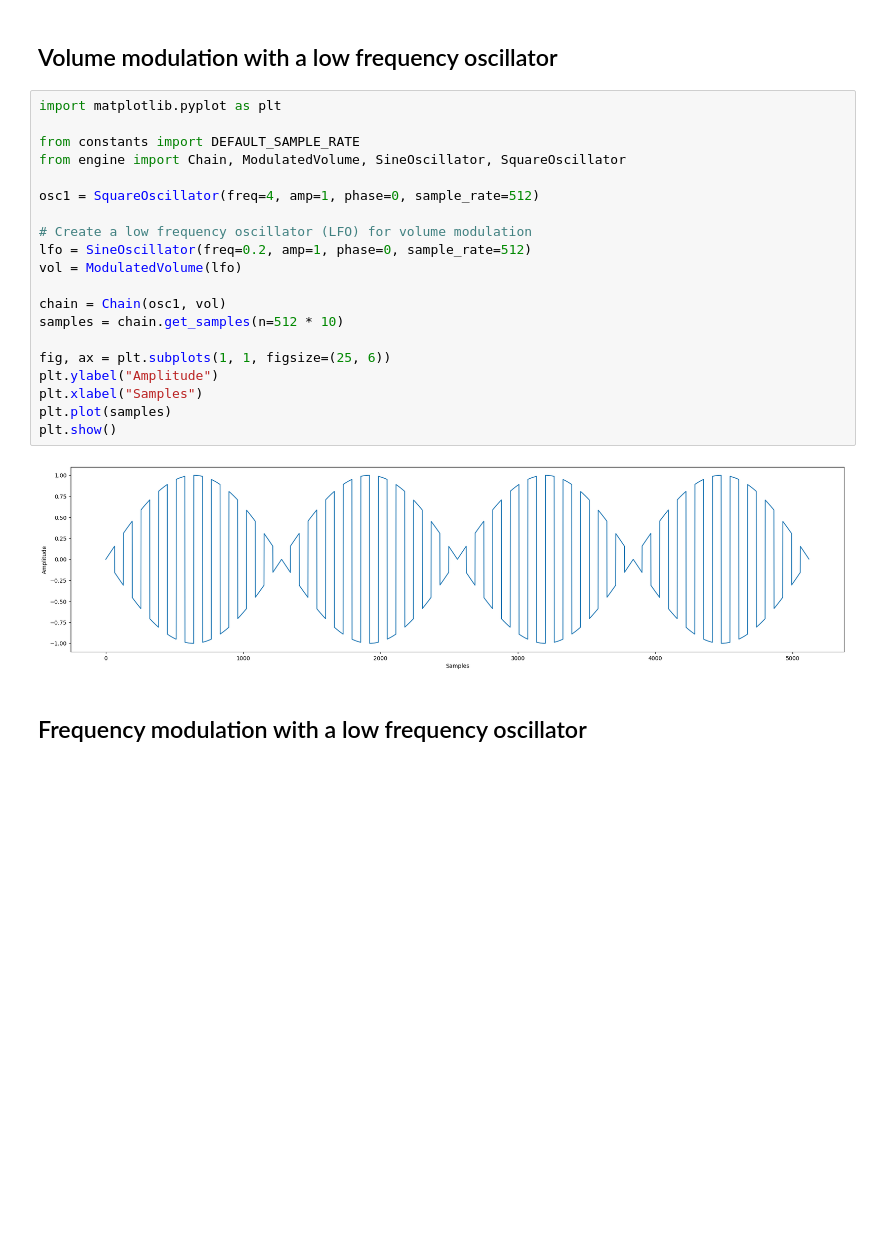
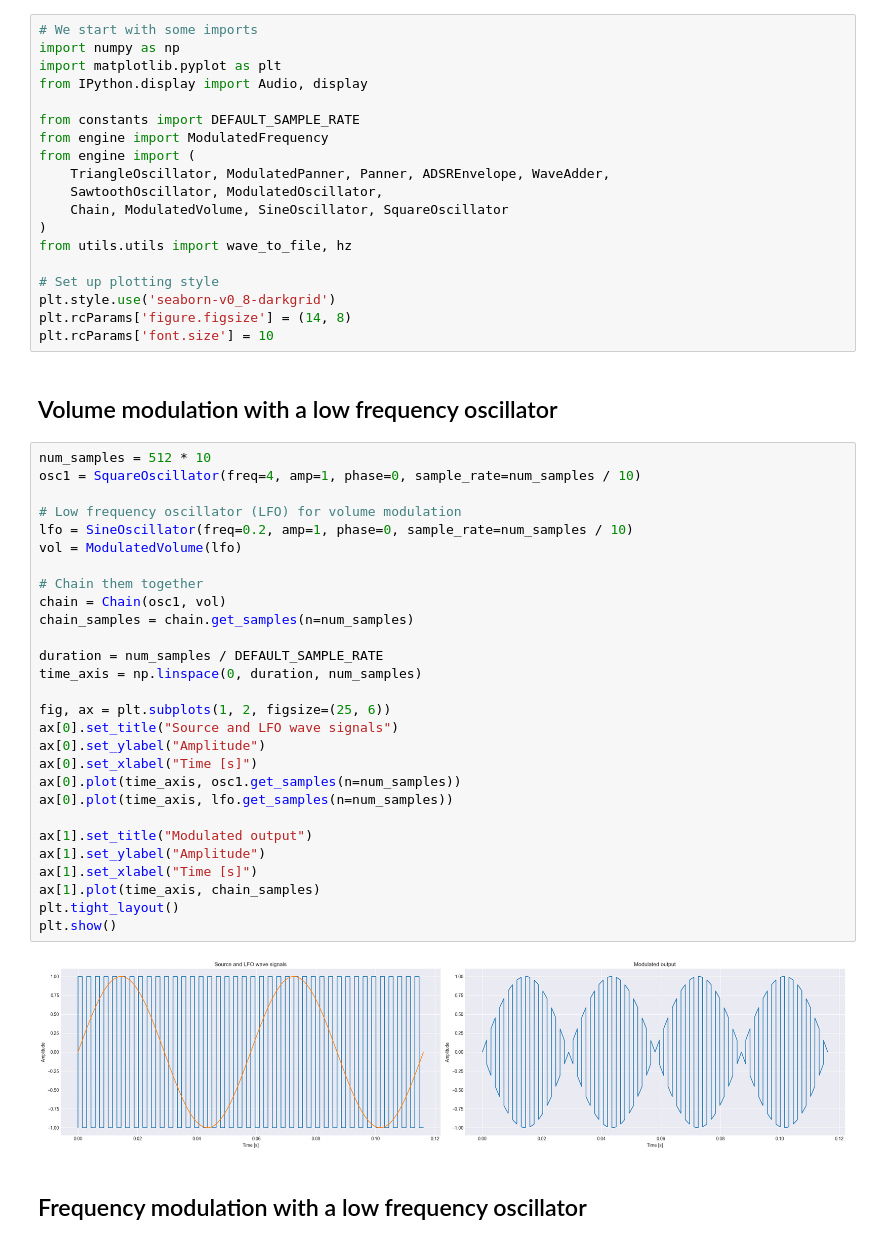
Before and after one commit to rasigle/sonicrack, a Jupyter notebook: examples/oscillators_v6_modulation.ipynb, the cells around one changed output. Cells and saved outputs as stored; diff of their text form; blank space fills up the shorter version.

Commit message:
Additional example to compare different noise generators. Optimizations on the modulations example.

```diff
--- a/examples/oscillators_v6_modulation.ipynb
+++ b/examples/oscillators_v6_modulation.ipynb
@@ -1,27 +3,54 @@
+# %%
+# We start with some imports
+import numpy as np
+import matplotlib.pyplot as plt
+from IPython.display import Audio, display
+
+from constants import DEFAULT_SAMPLE_RATE
+from engine import ModulatedFrequency
+from engine import (
+    TriangleOscillator, ModulatedPanner, Panner, ADSREnvelope, WaveAdder,
+    SawtoothOscillator, ModulatedOscillator,
+    Chain, ModulatedVolume, SineOscillator, SquareOscillator
+)
+from utils.utils import wave_to_file, hz
+
+# Set up plotting style
+plt.style.use('seaborn-v0_8-darkgrid')
+plt.rcParams['figure.figsize'] = (14, 8)
+plt.rcParams['font.size'] = 10
 # %% [markdown]
 ## Volume modulation with a low frequency oscillator
 # %%
-import matplotlib.pyplot as plt
+num_samples = 512 * 10
+osc1 = SquareOscillator(freq=4, amp=1, phase=0, sample_rate=num_samples / 10)
 
-from constants import DEFAULT_SAMPLE_RATE
-from engine import Chain, ModulatedVolume, SineOscillator, SquareOscillator
-
-osc1 = SquareOscillator(freq=4, amp=1, phase=0, sample_rate=512)
-
-# Create a low frequency oscillator (LFO) for volume modulation
-lfo = SineOscillator(freq=0.2, amp=1, phase=0, sample_rate=512)
+# Low frequency oscillator (LFO) for volume modulation
+lfo = SineOscillator(freq=0.2, amp=1, phase=0, sample_rate=num_samples / 10)
 vol = ModulatedVolume(lfo)
 
+# Chain them together
 chain = Chain(osc1, vol)
-samples = chain.get_samples(n=512 * 10)
+chain_samples = chain.get_samples(n=num_samples)
 
-fig, ax = plt.subplots(1, 1, figsize=(25, 6))
-plt.ylabel("Amplitude")
-plt.xlabel("Samples")
-plt.plot(samples)
+duration = num_samples / DEFAULT_SAMPLE_RATE
+time_axis = np.linspace(0, duration, num_samples)
+
+fig, ax = plt.subplots(1, 2, figsize=(25, 6))
+ax[0].set_title("Source and LFO wave signals")
+ax[0].set_ylabel("Amplitude")
+ax[0].set_xlabel("Time [s]")
+ax[0].plot(time_axis, osc1.get_samples(n=num_samples))
+ax[0].plot(time_axis, lfo.get_samples(n=num_samples))
+
+ax[1].set_title("Modulated output")
+ax[1].set_ylabel("Amplitude")
+ax[1].set_xlabel("Time [s]")
+ax[1].plot(time_axis, chain_samples)
+plt.tight_layout()
 plt.show()
 # %% [output]
-[figure, old version]
+[figure, new version]
 # %% [markdown]
 ## Frequency modulation with a low frequency oscillator
 # %%
```
Also changed, not shown: parts of 8 cells of this notebook, 6 other files.
